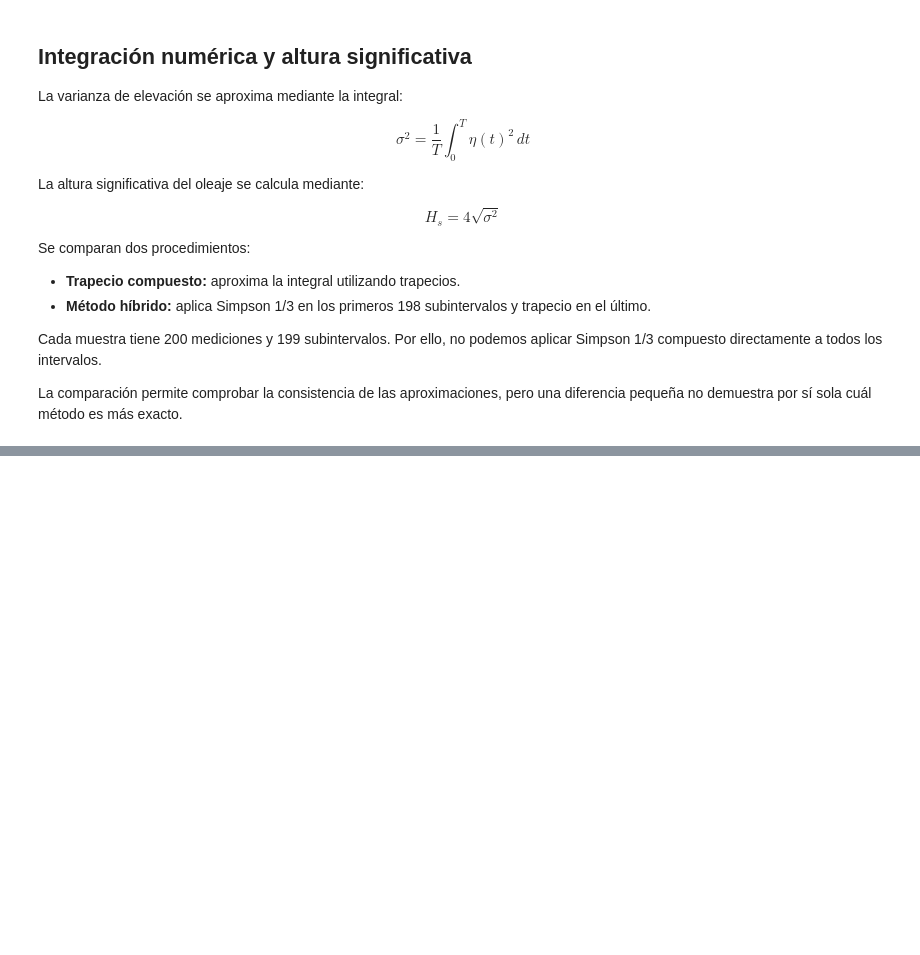
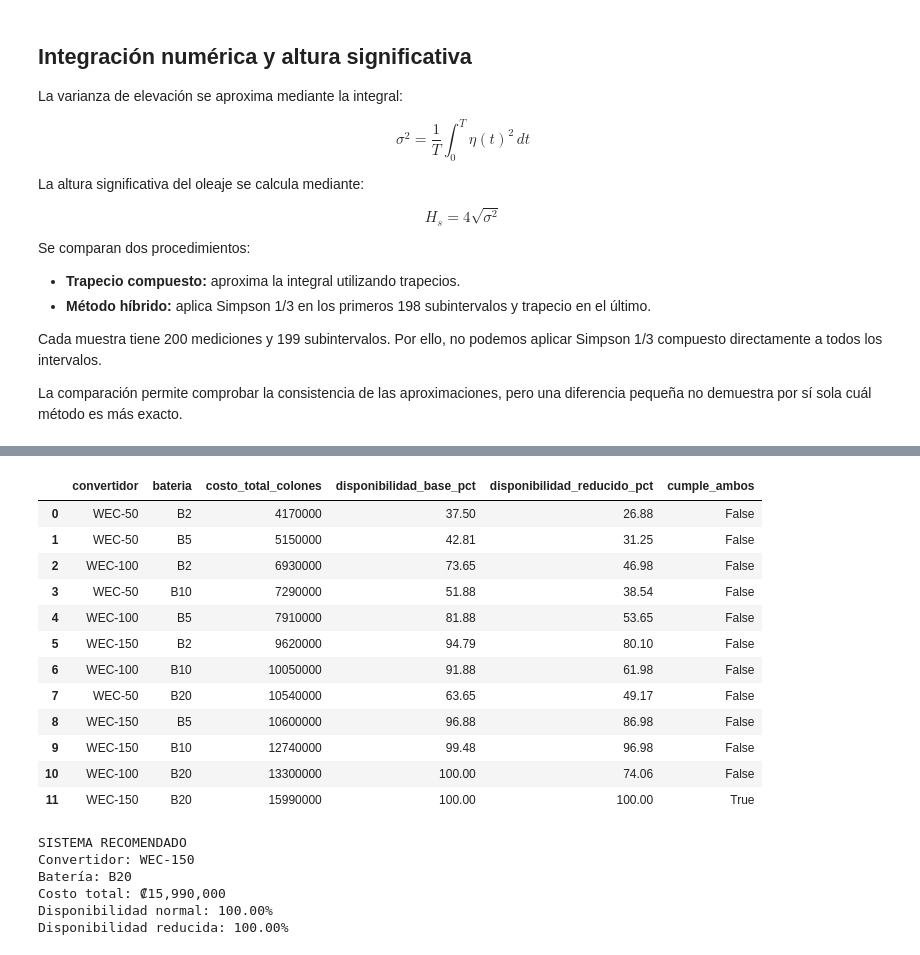
Before and after one commit to Franciscocamposk/PROYECTOS_CALCULO_DIFERENCIAL_E_INTEGRAL, a Jupyter notebook: PROYECTO_2/HERNANDEZ TORRENTES JOSEPH STEVEN/notebooks/analisis_energia_oleaje.ipynb, the cells around one changed output, grey strips where cells are left out. Drawn from its saved outputs; the diff is of its cells as text; code cells hidden in the pictures; blank space fills up the shorter version.

```diff
--- a/PROYECTO_2/HERNANDEZ TORRENTES JOSEPH STEVEN/notebooks/analisis_energia_oleaje.ipynb
+++ b/PROYECTO_2/HERNANDEZ TORRENTES JOSEPH STEVEN/notebooks/analisis_energia_oleaje.ipynb
@@ -133,0 +192,63 @@ La comparación permite comprobar la consistencia de las aproximaciones, pero un
+# %%
+
+"""Evalúa convertidores y baterías en ambos escenarios."""
+
+convertidores = hojas["Opciones_convertidor"]
+baterias = hojas["Opciones_bateria"]
+
+comparacion_sistemas = comparar_escenarios(
+    registros,
+    convertidores,
+    baterias,
+    consumo_w=300.0,
+    reduccion=0.20,
+)
+
+columnas_resumen = [
+    "convertidor",
+    "bateria",
+    "costo_total_colones",
+    "disponibilidad_base_pct",
+    "disponibilidad_reducido_pct",
+    "cumple_ambos",
+]
+
+display(comparacion_sistemas[columnas_resumen].round(2))
+
+mejor = seleccionar_menor_costo(comparacion_sistemas)
+
+if mejor is None:
+    print("Ninguna combinación cumple ambos escenarios.")
+else:
+    print("\nSISTEMA RECOMENDADO")
+    print("Convertidor:", mejor["convertidor"])
+    print("Batería:", mejor["bateria"])
+    print("Costo total: ₡{:,.0f}".format(mejor["costo_total_colones"]))
+    print(
+        "Disponibilidad normal:",
+        f"{mejor['disponibilidad_base_pct']:.2f}%"
+    )
+    print(
+        "Disponibilidad reducida:",
+        f"{mejor['disponibilidad_reducido_pct']:.2f}%"
+    )
+# %% [output]
+|  | convertidor | bateria | costo_total_colones | disponibilidad_base_pct | disponibilidad_reducido_pct | cumple_ambos |
+| 0 | WEC-50 | B2 | 4170000 | 37.50 | 26.88 | False |
+| 1 | WEC-50 | B5 | 5150000 | 42.81 | 31.25 | False |
+| 2 | WEC-100 | B2 | 6930000 | 73.65 | 46.98 | False |
+| 3 | WEC-50 | B10 | 7290000 | 51.88 | 38.54 | False |
+| 4 | WEC-100 | B5 | 7910000 | 81.88 | 53.65 | False |
+| 5 | WEC-150 | B2 | 9620000 | 94.79 | 80.10 | False |
+| 6 | WEC-100 | B10 | 10050000 | 91.88 | 61.98 | False |
+| 7 | WEC-50 | B20 | 10540000 | 63.65 | 49.17 | False |
+| 8 | WEC-150 | B5 | 10600000 | 96.88 | 86.98 | False |
+| 9 | WEC-150 | B10 | 12740000 | 99.48 | 96.98 | False |
+| 10 | WEC-100 | B20 | 13300000 | 100.00 | 74.06 | False |
+| 11 | WEC-150 | B20 | 15990000 | 100.00 | 100.00 | True |
+SISTEMA RECOMENDADO
+Convertidor: WEC-150
+Batería: B20
+Costo total: ₡15,990,000
+Disponibilidad normal: 100.00%
+Disponibilidad reducida: 100.00%
```
Also changed, not shown: parts of 4 cells of this notebook.
